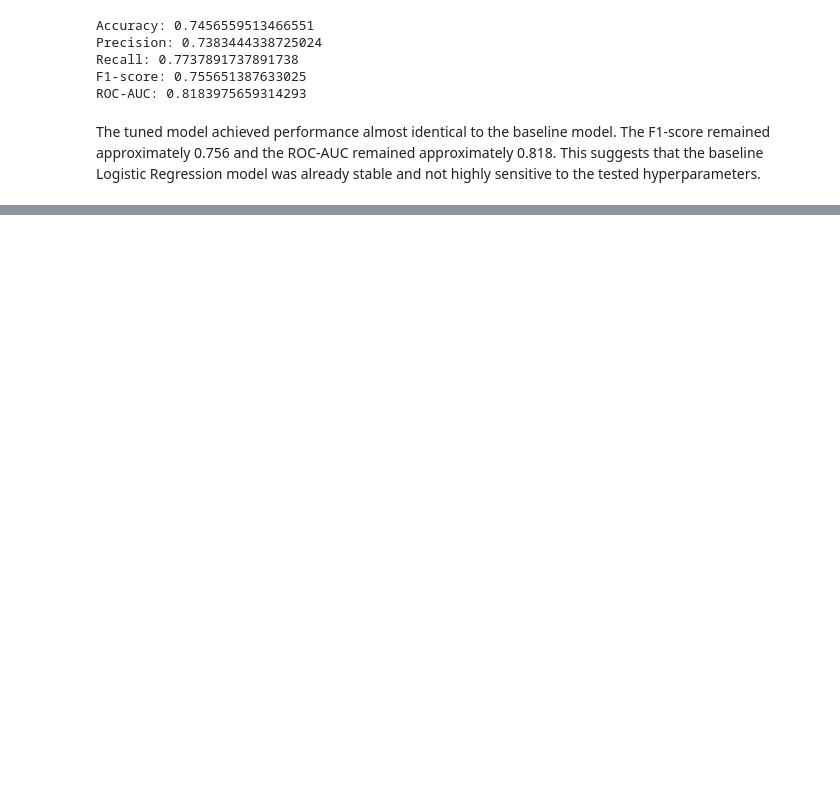
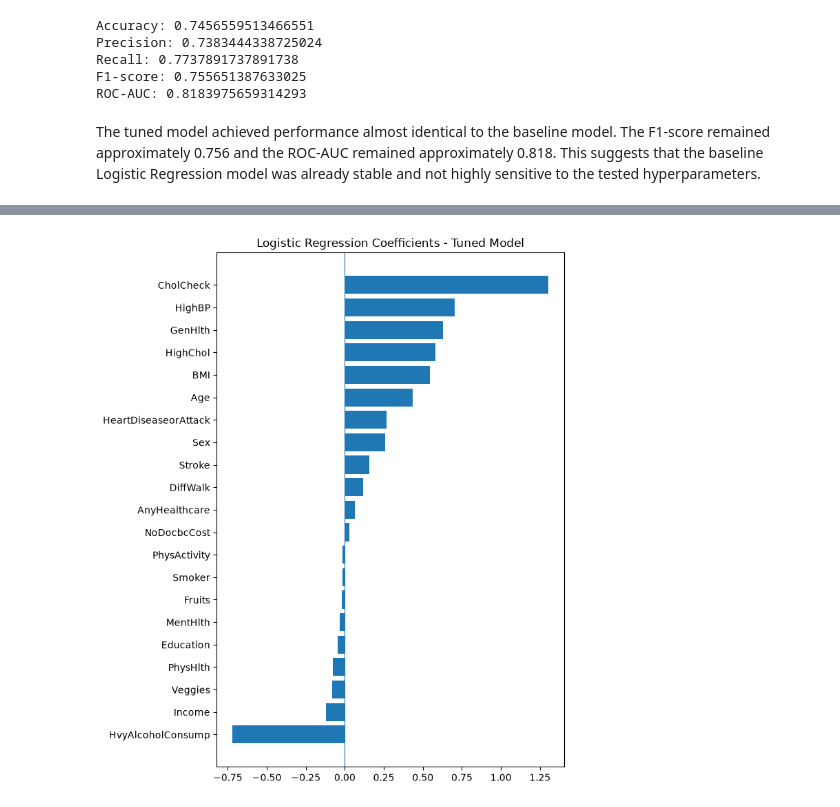
Before and after one commit to DeemaAlhudaithi/SW485-Project-Group3, a Jupyter notebook: Supervised_Learning/Phase1_Logistic_Regression.ipynb, the cells around one changed output, grey strips where cells are left out. Drawn from its saved outputs; the diff is of its cells as text; code cells hidden in the pictures; blank space fills up the shorter version.

```diff
--- a/Supervised_Learning/Phase1_Logistic_Regression.ipynb
+++ b/Supervised_Learning/Phase1_Logistic_Regression.ipynb
@@ -177,0 +288,27 @@ plt.show()
+# %%
+import matplotlib.pyplot as plt
+
+fig, ax = plt.subplots(
+    figsize=(7, 0.32 * len(coef) + 1.5)
+)
+
+ax.barh(
+    coef.index,
+    coef.values
+)
+
+ax.axvline(0, linewidth=0.8)
+
+ax.set_title("Logistic Regression Coefficients - Tuned Model")
+
+plt.tight_layout()
+
+plt.savefig(
+    "plots/logistic_regression_coefficients.png",
+    dpi=300,
+    bbox_inches="tight"
+)
+
+plt.show()
+# %% [output]
+[figure, added]
```
Also changed, not shown: parts of 32 cells of this notebook, 5 other files.
